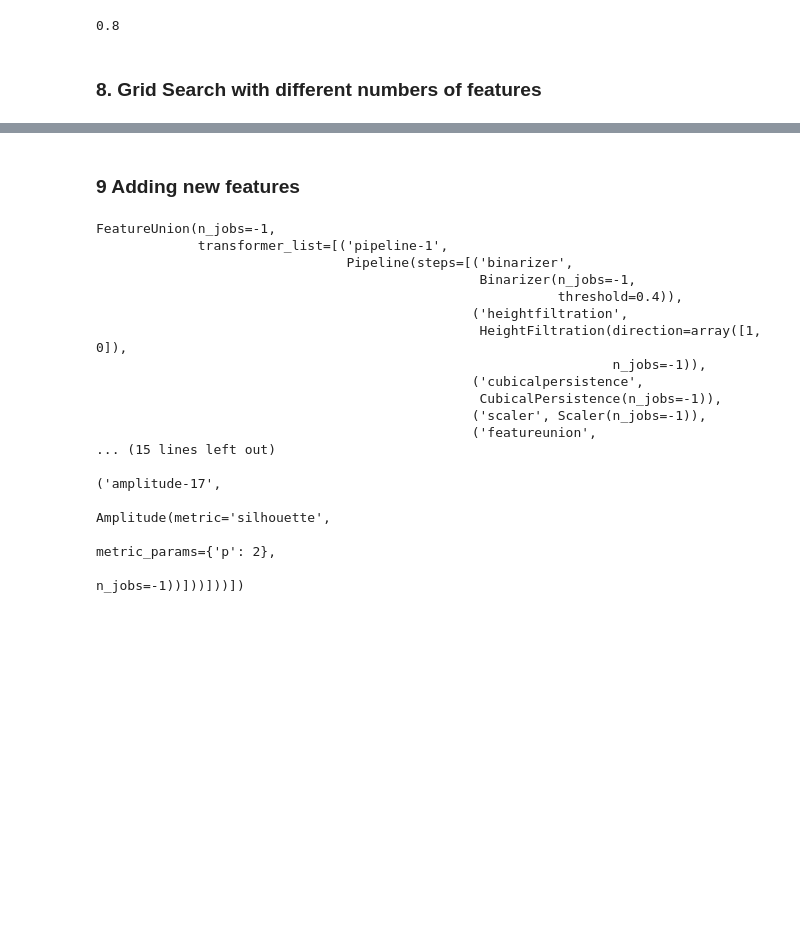
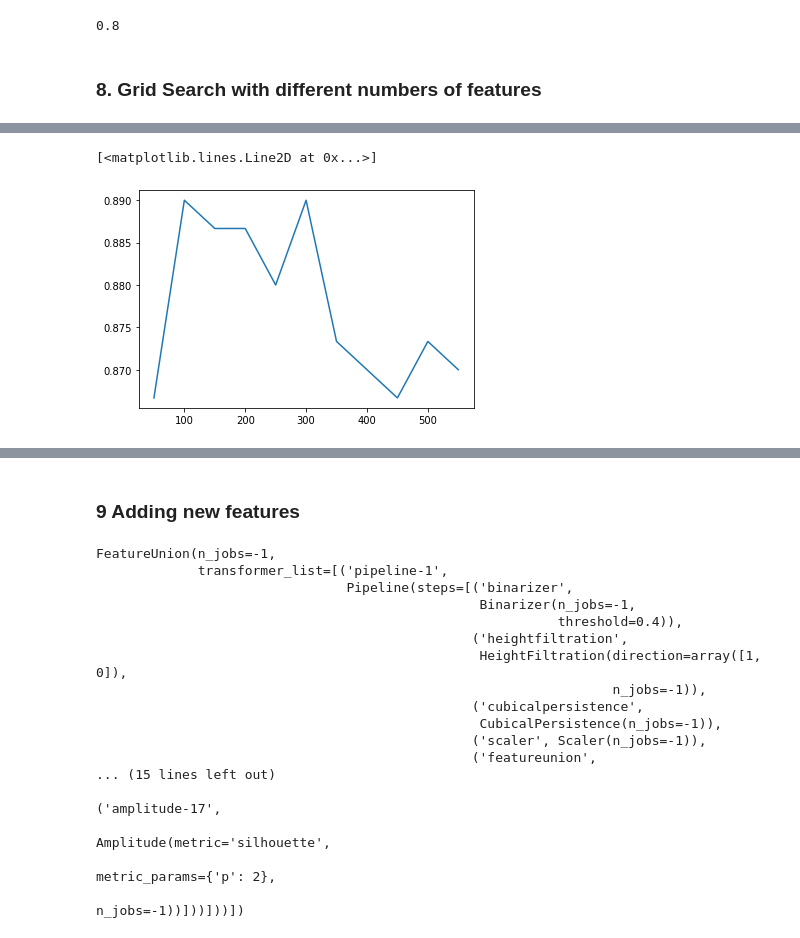
Before and after one commit to Snopoff/Bachelor-Thesis, a Jupyter notebook: ba_thesis.ipynb, the cells around one changed output, grey strips where cells are left out. Saved outputs shown, nothing was run; the diff lists cells and outputs as text; code cells hidden in the pictures; blank space fills up the shorter version.

```diff
--- a/ba_thesis.ipynb
+++ b/ba_thesis.ipynb
@@ -586,7 +688,6 @@ bestCat.score(X_test_tda, y_test)
 #### 6.2.5 XGBoost
 # %%
 params = {
-        'updater' : 'grow_gpu',
         'min_child_weight': [1, 5, 10],
         'gamma': [0.5, 1, 1.5, 2, 5],
         'subsample': [0.6, 0.8, 1.0],
@@ -600,5 +701,7 @@ xgb_gridsearch = GridSearchCV(
     estimator=xgb, param_grid=params, cv=3, n_jobs=-1, verbose=4
 )
 xgb_gridsearch.fit(X_train_tda, y_train)
-xgb_gridsearch.best_model.score(X_test_tda, y_test)
+
+xgb_bestacc = xgb_gridsearch.best_score
+xgb_bestscore = xgb_gridsearch.best_model.score(X_test_tda, y_test)
 # %% [output]
@@ -657,0 +797,34 @@ s.score(X_test_num, y_test)
+# %%
+params_rf = []
+scores_rf = []
+accuracies_rf = []
+
+rf_params = {
+    "n_estimators": [500, 1000],
+    'max_depth': [80, 90, 100],
+    'max_features': [2, 3, 4],
+    'min_samples_leaf': [3, 4, 5],
+    'min_samples_split': [8, 10, 12],
+    'n_estimators': [100, 200, 300]
+}
+
+for num in numOfFeatures:
+    print(num)
+    bestFeatures = sortedFeatures[-num:][::-1]
+    X_train_best = X_train_tda[:, bestFeatures]
+
+    rf = RandomForestClassifier(random_state=42)
+
+    rf_grid = GridSearchCV(
+    estimator=rf, param_grid=rf_params, cv=3, n_jobs=-1, verbose=4
+)
+
+    rf_grid.fit(X_train_best, y_train)
+
+    params_rf.append(rf_grid.best_params_)
+    scores_rf.append(rf_grid.best_score_)
+
+    X_test_num = X_test_tda[:, bestFeatures]
+    accuracies_rf.append(rf_grid.best_estimator_.score(X_test_num, y_test))
+
+print("FINISHED")
@@ -657,0 +849,5 @@ s.score(X_test_num, y_test)
+# %%
+plt.plot(numOfFeatures, accuracies_rf)
+# %% [output]
+[<matplotlib.lines.Line2D at 0x...>]
+[figure, added]
```
Also changed, not shown: parts of 86 cells of this notebook, 10 other files.
